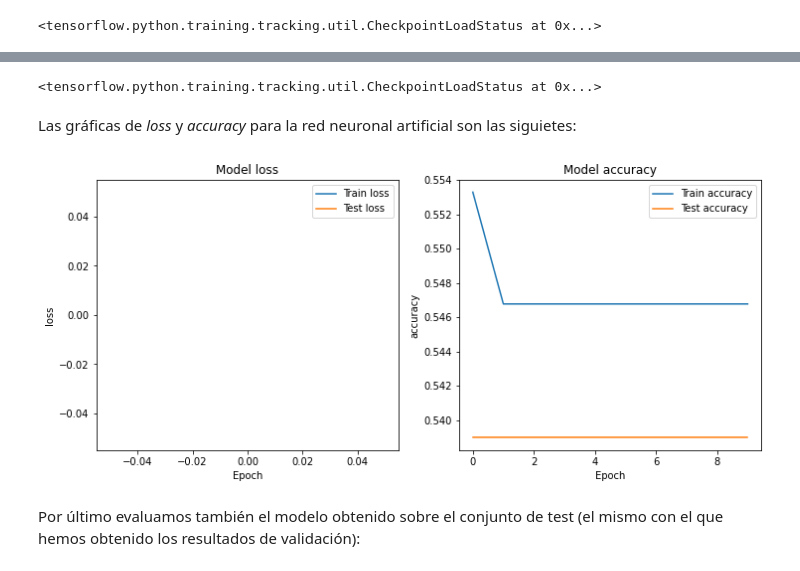
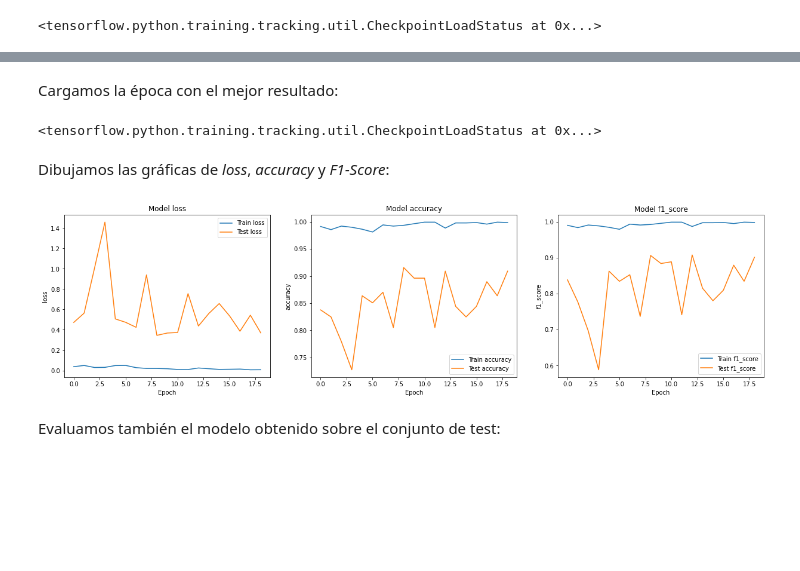
Before and after one commit to ander-elkoroaristizabal/Glaucoma-detection-w-CNNs, a Jupyter notebook: DL_PRA_AnderElkoaroaristizabal.ipynb, the cells around one changed output, grey strips where cells are left out. Drawn from its saved outputs; the diff is of its cells as text; code cells hidden in the pictures; blank space fills up the shorter version.

```diff
--- a/DL_PRA_AnderElkoaroaristizabal.ipynb
+++ b/DL_PRA_AnderElkoaroaristizabal.ipynb
@@ -284,7 +700,3 @@ Entrenamos el modelo con 100 épocas y un *batch size* de 128, tal y como se nos
 # %%
-model_2_checkpoint_filepath = path.join(models_dir, 'model_2', date)
-model_2_checkpoint_callback = keras.callbacks.ModelCheckpoint(
-    filepath=model_2_checkpoint_filepath,
-    monitor='val_accuracy',
-    mode='max',
-    save_best_only=True)
+model_2_checkpoint_filepath = path.join(MODELS_DIR, 'model_2')
+model_2_checkpoint_callback = get_model_checkpoint(model_2_checkpoint_filepath)
@@ -350,5 +852,7 @@ Compilamos el modelo con la función de pérdida *binary cross-entropy*, la más
 # %%
 # Compile
 model_3.compile(loss='binary_crossentropy',
-                  optimizer=Adam(learning_rate=1e-10),
-                  metrics=['accuracy', F1Score(num_classes=1, average='macro', threshold=0.5)])
+                  optimizer=eval(model_3_config.optimizer)(learning_rate=model_3_config.learning_rate,
+                                                           momentum=model_3_config.momentum,
+                                                           clipnorm=model_3_config.clipnorm),
+                  metrics=['accuracy', F1Score(num_classes=2, average='micro', threshold=ABNORMALITY_THRESHOLD)])
@@ -357,7 +861,3 @@ Entrenamos el modelo con 100 épocas y un *batch size* de 128, tal y como se nos
 # %%
-model_3_checkpoint_filepath = path.join(models_dir, 'model_3', date)
-model_3_checkpoint_callback = keras.callbacks.ModelCheckpoint(
-    filepath=model_3_checkpoint_filepath,
-    monitor='val_accuracy',
-    mode='max',
-    save_best_only=True)
+model_3_checkpoint_filepath = path.join(MODELS_DIR, 'model_3')
+model_3_checkpoint_callback = get_model_checkpoint(model_3_checkpoint_filepath)
@@ -364,10 +866,13 @@ model_3_checkpoint_callback = keras.callbacks.ModelCheckpoint(
 # %%
 # Entrenar el modelo
-model_3_log = model_3.fit(X_train, y_train,
-                    validation_data=(X_valid, y_valid),
-                    epochs=10,
-                    batch_size=128//6,
-                    shuffle=True,
-                    verbose=True,
-                    callbacks=[model_3_checkpoint_callback])
+model_3_log = model_3.fit(
+    X_train, y_train,
+    validation_data=(X_valid, y_valid),
+    epochs=model_3_config.epochs,
+    batch_size=model_3_config.batch_size,
+    callbacks=[model_3_checkpoint_callback,
+               EarlyStopping(monitor='val_loss', mode="min",
+                             patience=model_3_config.early_stopping_p),
+               WandbCallback(monitor="val_f1_score", mode="max", save_model=False)]
+)
 # %% [output]
@@ -394,15 +896,17 @@ Epoch 10/10
+# %% [markdown]
+Cargamos la época con el mejor resultado:
 # %%
 model_3.load_weights(model_3_checkpoint_filepath)
 # %% [output]
 <tensorflow.python.training.tracking.util.CheckpointLoadStatus at 0x...>
-# %% [markdown]
-Las gráficas de *loss* y *accuracy* para la red neuronal artificial son las siguietes:
+# %% [markdown]
+Dibujamos las gráficas de *loss*, *accuracy* y *F1-Score*:
 # %%
-plot_prediction(100, model_3_log)
+plot_prediction(model_3_config.epochs, model_3_log)
 # %% [output]
-[figure, old version]
+[figure, new version]
 # %% [markdown]
-Por último evaluamos también el modelo obtenido sobre el conjunto de test (el mismo con el que hemos obtenido los resultados de validación):
+Evaluamos también el modelo obtenido sobre el conjunto de test:
 # %%
 model_3_loss, model_3_accuracy, model_3_f1_score = model_3.evaluate(X_test, y_test, verbose=1);
 # %% [output]
```
Also changed, not shown: parts of 285 cells of this notebook, 3 other files.
